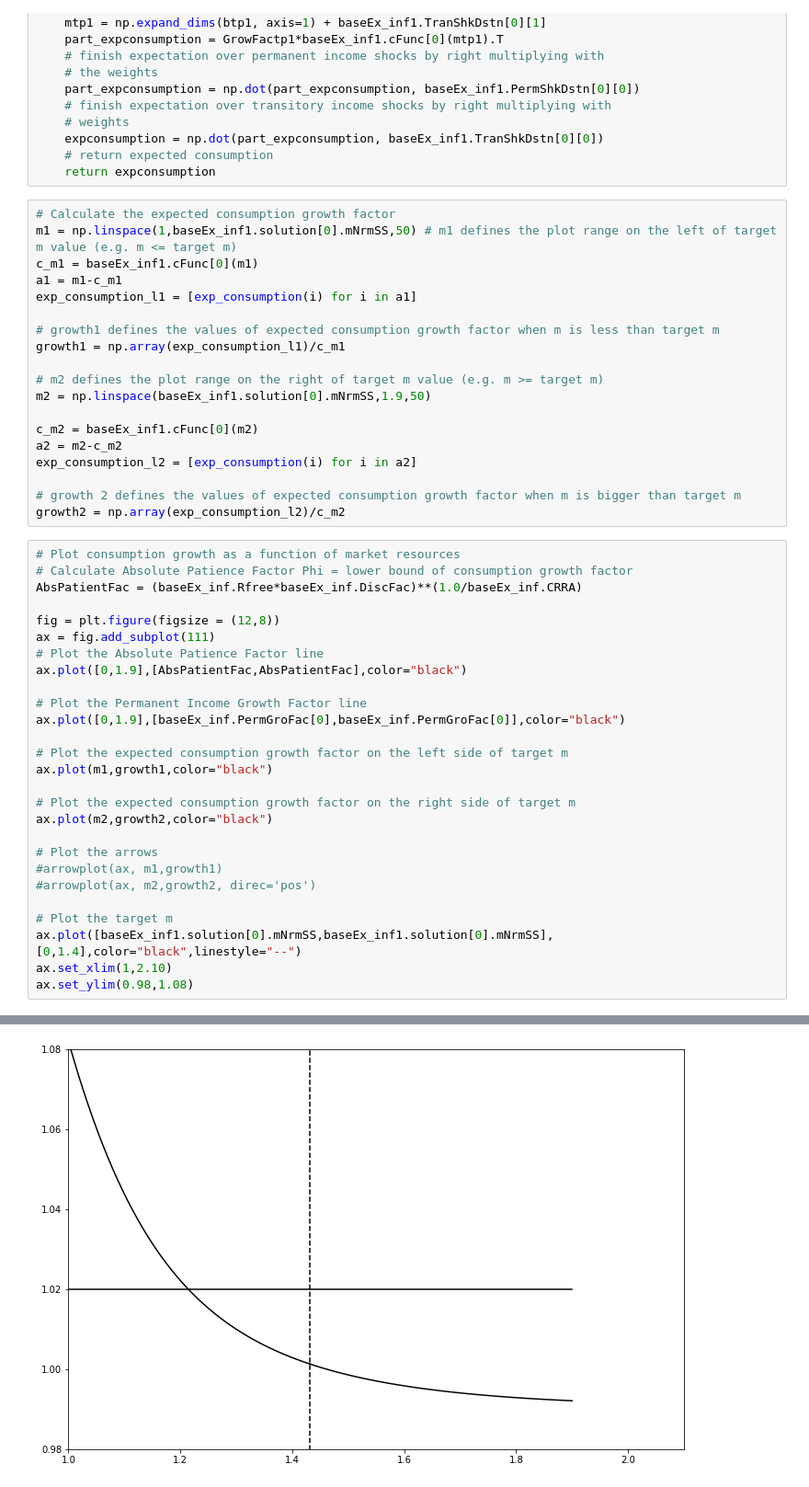
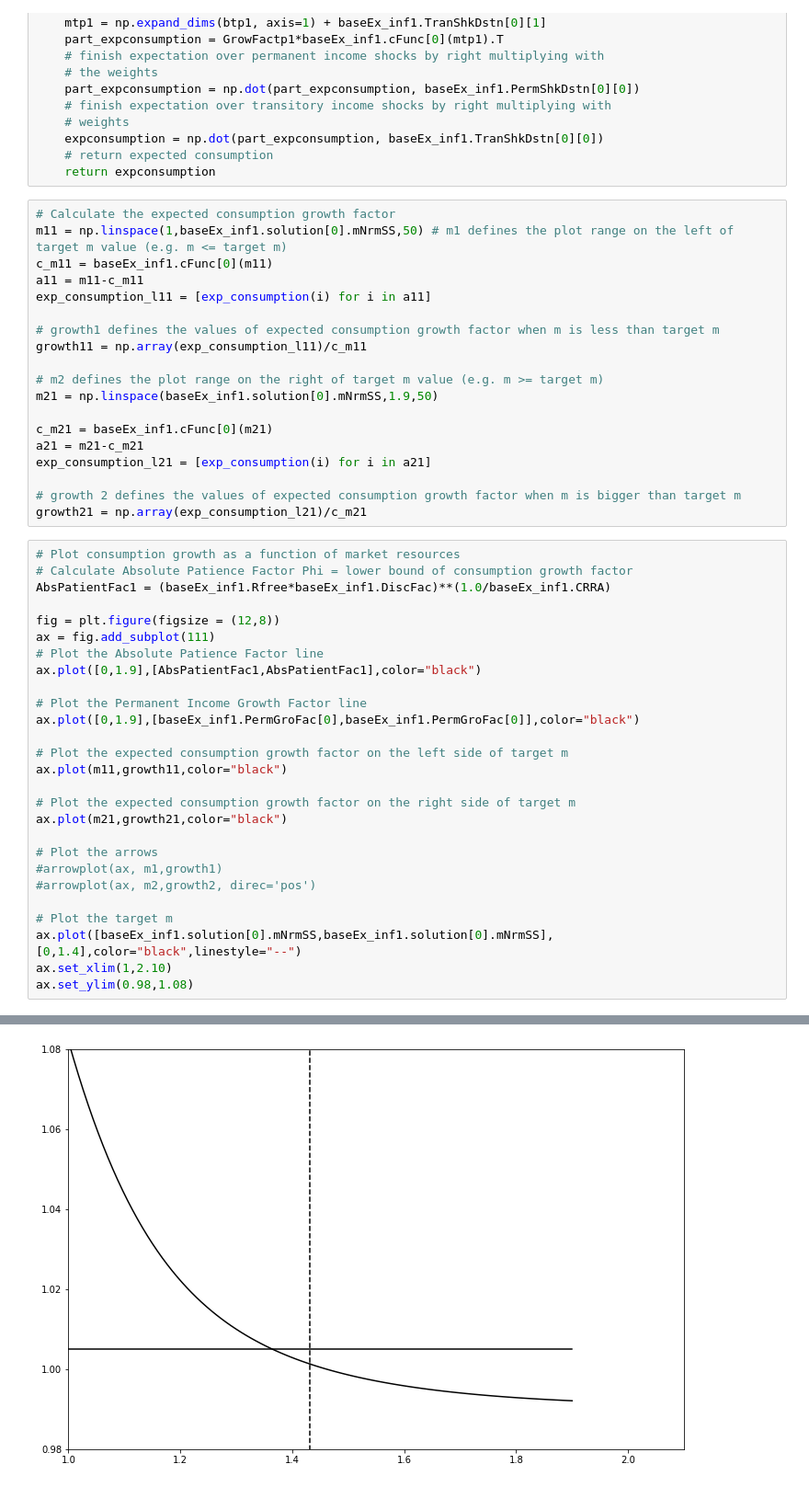
Before and after one commit to sonjeongwon621/Methods, a Jupyter notebook: Practice Model.ipynb, the cells around one changed output, grey strips where cells are left out. Shown at 92% size. Cells and saved outputs as stored; diff of their text form.

```diff
--- a/Practice Model.ipynb
+++ b/Practice Model.ipynb
@@ -232,50 +232,50 @@ def exp_consumption(a):
     return expconsumption
 # %%
 # Calculate the expected consumption growth factor
-m1 = np.linspace(1,baseEx_inf1.solution[0].mNrmSS,50) # m1 defines the plot range on the left of target m value (e.g. m <= target m)
-c_m1 = baseEx_inf1.cFunc[0](m1)
-a1 = m1-c_m1
-exp_consumption_l1 = [exp_consumption(i) for i in a1]
+m11 = np.linspace(1,baseEx_inf1.solution[0].mNrmSS,50) # m1 defines the plot range on the left of target m value (e.g. m <= target m)
+c_m11 = baseEx_inf1.cFunc[0](m11)
+a11 = m11-c_m11
+exp_consumption_l11 = [exp_consumption(i) for i in a11]
 
 # growth1 defines the values of expected consumption growth factor when m is less than target m
-growth1 = np.array(exp_consumption_l1)/c_m1
+growth11 = np.array(exp_consumption_l11)/c_m11
 
 # m2 defines the plot range on the right of target m value (e.g. m >= target m)
-m2 = np.linspace(baseEx_inf1.solution[0].mNrmSS,1.9,50)
+m21 = np.linspace(baseEx_inf1.solution[0].mNrmSS,1.9,50)
 
-c_m2 = baseEx_inf1.cFunc[0](m2)
-a2 = m2-c_m2
-exp_consumption_l2 = [exp_consumption(i) for i in a2]
+c_m21 = baseEx_inf1.cFunc[0](m21)
+a21 = m21-c_m21
+exp_consumption_l21 = [exp_consumption(i) for i in a21]
 
 # growth 2 defines the values of expected consumption growth factor when m is bigger than target m
-growth2 = np.array(exp_consumption_l2)/c_m2
+growth21 = np.array(exp_consumption_l21)/c_m21
 # %%
 # Plot consumption growth as a function of market resources
 # Calculate Absolute Patience Factor Phi = lower bound of consumption growth factor
-AbsPatientFac = (baseEx_inf.Rfree*baseEx_inf.DiscFac)**(1.0/baseEx_inf.CRRA)
+AbsPatientFac1 = (baseEx_inf1.Rfree*baseEx_inf1.DiscFac)**(1.0/baseEx_inf1.CRRA)
 
 fig = plt.figure(figsize = (12,8))
 ax = fig.add_subplot(111)
 # Plot the Absolute Patience Factor line
-ax.plot([0,1.9],[AbsPatientFac,AbsPatientFac],color="black")
+ax.plot([0,1.9],[AbsPatientFac1,AbsPatientFac1],color="black")
 
 # Plot the Permanent Income Growth Factor line
-ax.plot([0,1.9],[baseEx_inf.PermGroFac[0],baseEx_inf.PermGroFac[0]],color="black")
+ax.plot([0,1.9],[baseEx_inf1.PermGroFac[0],baseEx_inf1.PermGroFac[0]],color="black")
 
 # Plot the expected consumption growth factor on the left side of target m
-ax.plot(m1,growth1,color="black")
+ax.plot(m11,growth11,color="black")
 
 # Plot the expected consumption growth factor on the right side of target m
-ax.plot(m2,growth2,color="black")
+ax.plot(m21,growth21,color="black")
 
 # Plot the arrows
 #arrowplot(ax, m1,growth1)
 #arrowplot(ax, m2,growth2, direc='pos')
 
 # Plot the target m
 ax.plot([baseEx_inf1.solution[0].mNrmSS,baseEx_inf1.solution[0].mNrmSS],[0,1.4],color="black",linestyle="--")
 ax.set_xlim(1,2.10)
 ax.set_ylim(0.98,1.08)
 # %% [output]
 (0.98, 1.08)
-[figure, old version]
+[figure, new version]
```
